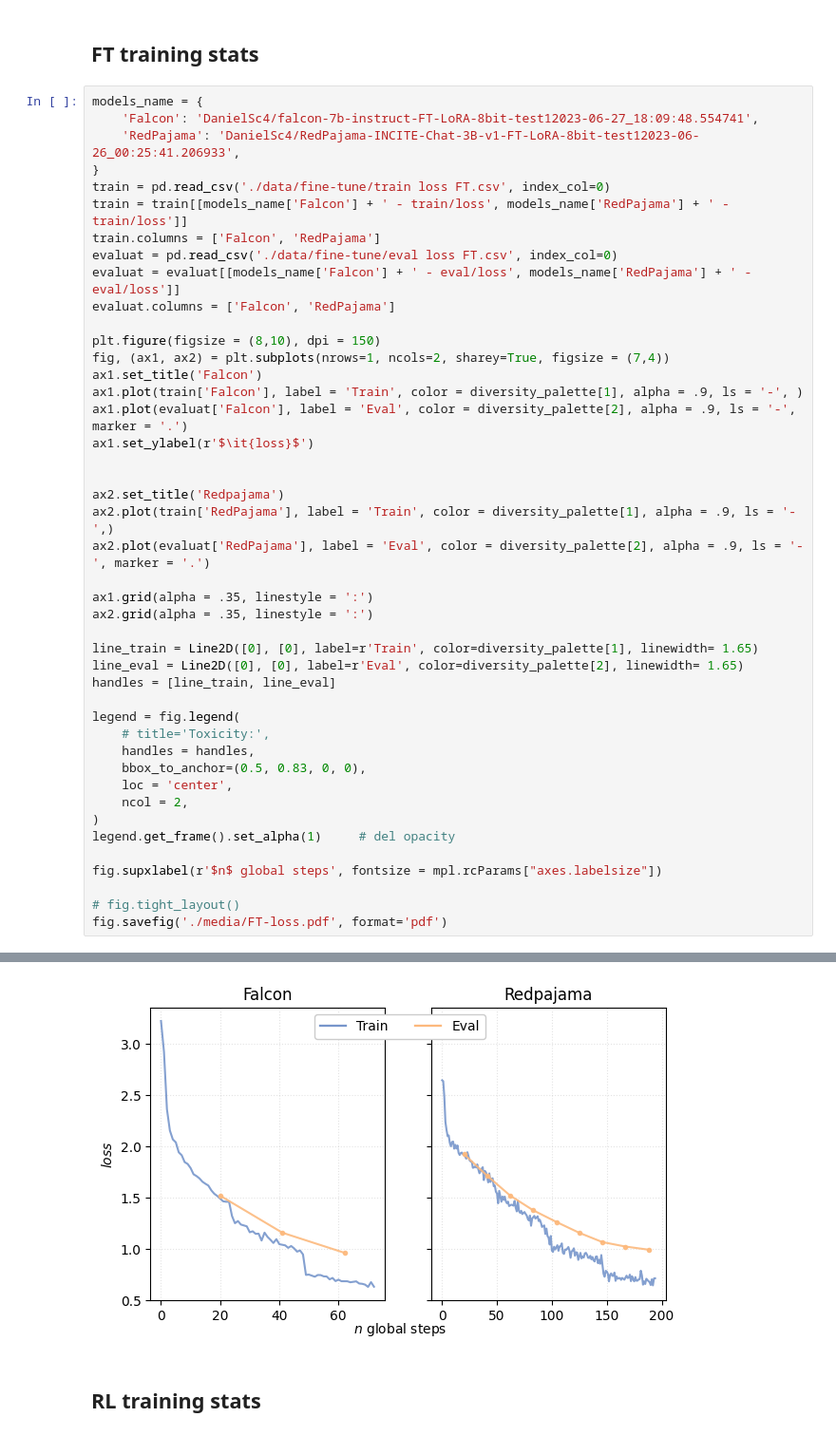
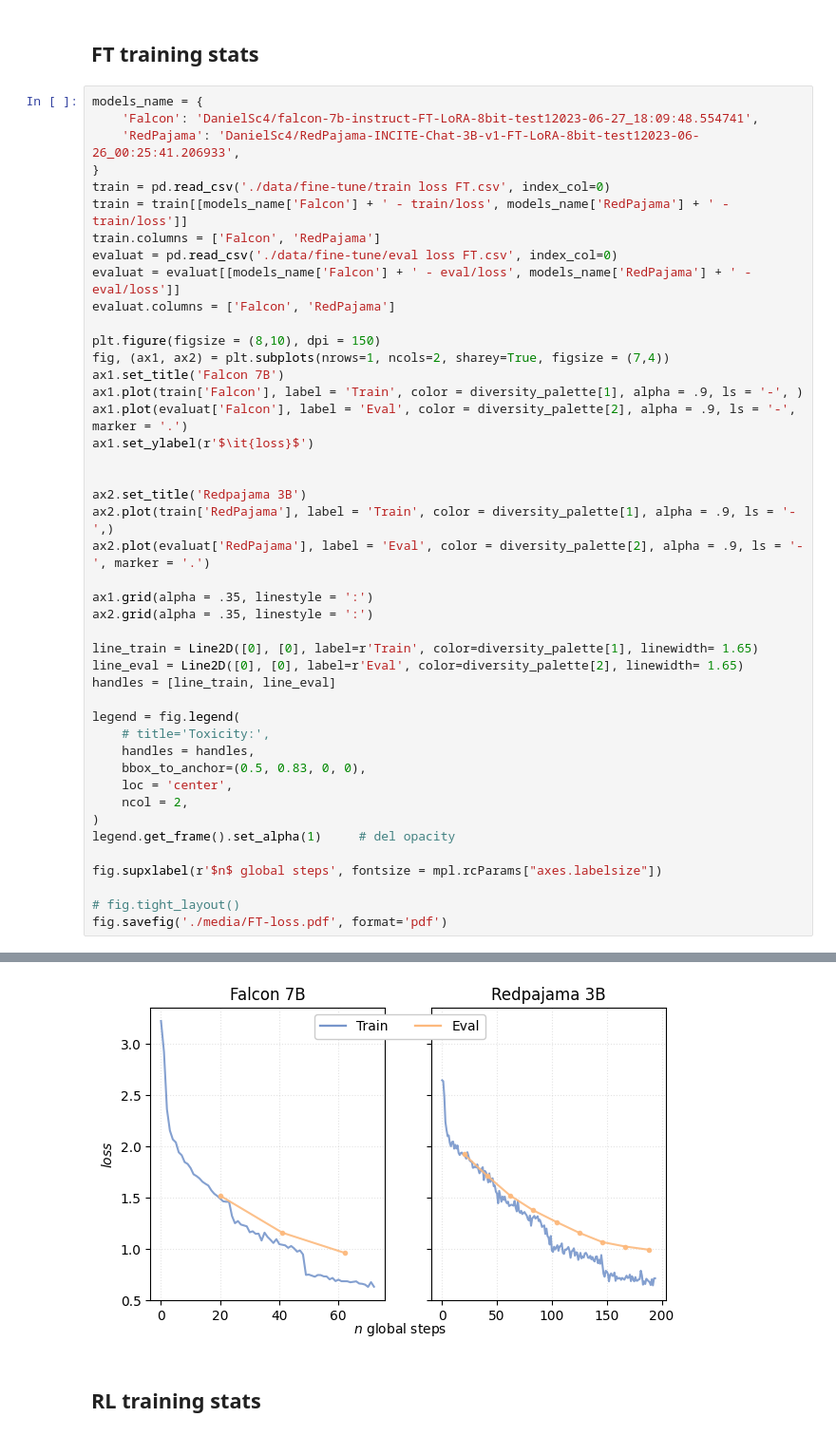
Before and after one commit to DanielSc4/MSc-Thesis, a Jupyter notebook: plots code/plots.ipynb, the cells around one changed output, grey strips where cells are left out. Shown: that part at 95% size. Drawn from its saved outputs; the diff is of its cells as text.

```diff
--- a/plots code/plots.ipynb
+++ b/plots code/plots.ipynb
@@ -69,39 +69,39 @@ evaluat.columns = ['Falcon', 'RedPajama']
 
 plt.figure(figsize = (8,10), dpi = 150)
 fig, (ax1, ax2) = plt.subplots(nrows=1, ncols=2, sharey=True, figsize = (7,4))
-ax1.set_title('Falcon')
+ax1.set_title('Falcon 7B')
 ax1.plot(train['Falcon'], label = 'Train', color = diversity_palette[1], alpha = .9, ls = '-', )
 ax1.plot(evaluat['Falcon'], label = 'Eval', color = diversity_palette[2], alpha = .9, ls = '-', marker = '.')
 ax1.set_ylabel(r'$\it{loss}$')
 
 
-ax2.set_title('Redpajama')
+ax2.set_title('Redpajama 3B')
 ax2.plot(train['RedPajama'], label = 'Train', color = diversity_palette[1], alpha = .9, ls = '-',)
 ax2.plot(evaluat['RedPajama'], label = 'Eval', color = diversity_palette[2], alpha = .9, ls = '-', marker = '.')
 
 ax1.grid(alpha = .35, linestyle = ':')
 ax2.grid(alpha = .35, linestyle = ':')
 
 line_train = Line2D([0], [0], label=r'Train', color=diversity_palette[1], linewidth= 1.65)
 line_eval = Line2D([0], [0], label=r'Eval', color=diversity_palette[2], linewidth= 1.65)
 handles = [line_train, line_eval]
 
 legend = fig.legend(
     # title='Toxicity:',
     handles = handles,
     bbox_to_anchor=(0.5, 0.83, 0, 0),
     loc = 'center',
     ncol = 2,
 )
 legend.get_frame().set_alpha(1)     # del opacity
 
 fig.supxlabel(r'$n$ global steps', fontsize = mpl.rcParams["axes.labelsize"])
 
 # fig.tight_layout()
 fig.savefig('./media/FT-loss.pdf', format='pdf')
 # %% [output]
 <Figure size 1200x1500 with 0 Axes>
-[figure, old version]
+[figure, new version]
 # %% [markdown]
 ## RL training stats
 # %%
```
Also changed, not shown: parts of 4 cells of this notebook, 5 other files.
